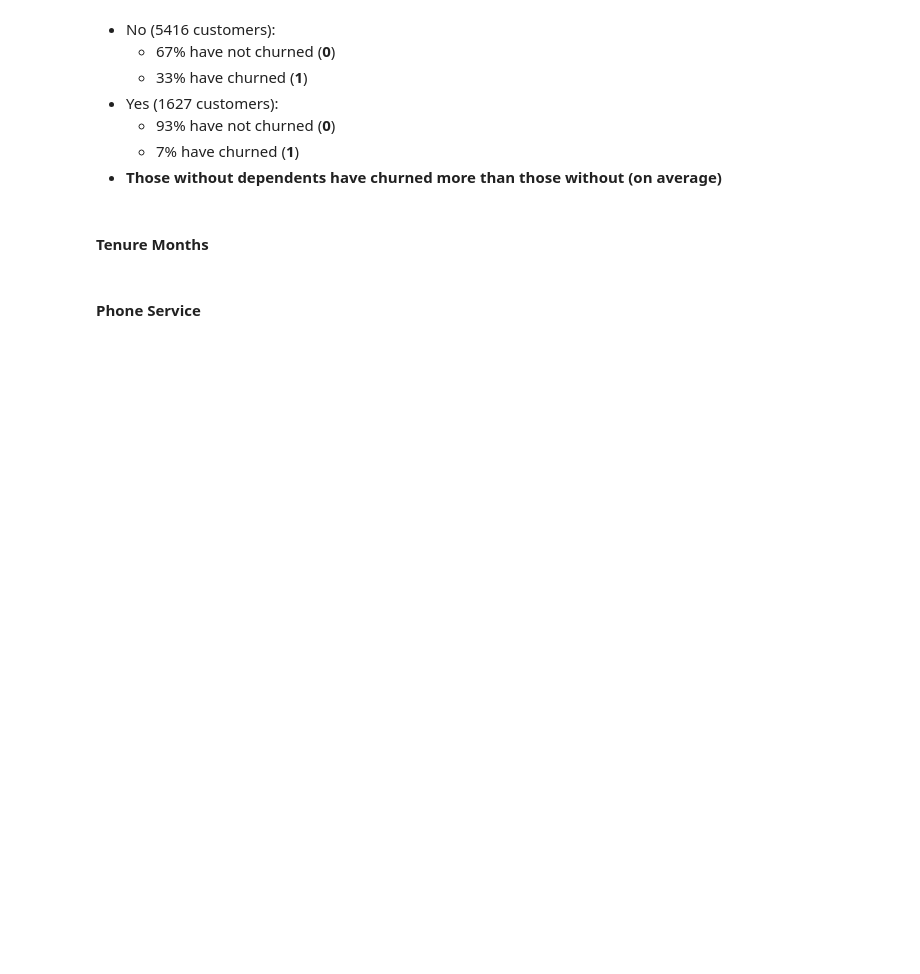
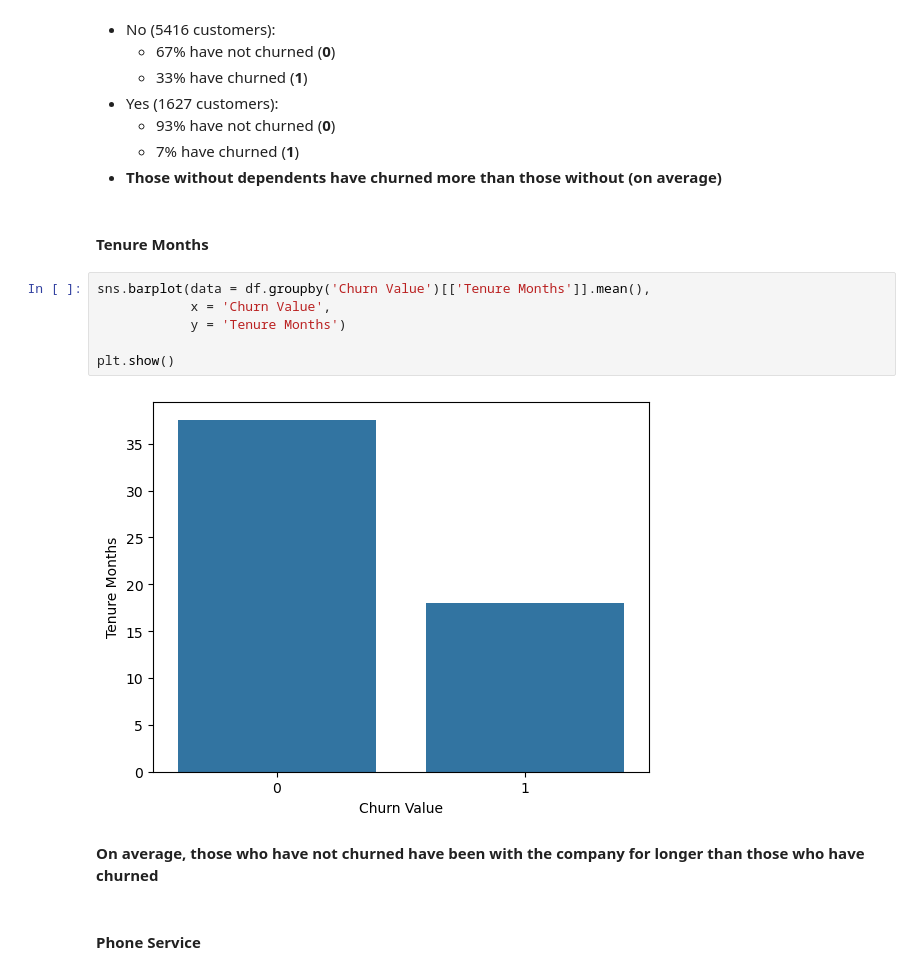
Before and after one commit to rahulshaju2981/Swan_Consulting, a Jupyter notebook: Saka/EDA.ipynb, the cells around one changed output. Saved outputs shown, nothing was run; the diff lists cells and outputs as text; blank space fills up the shorter version.

```diff
--- a/Saka/EDA.ipynb
+++ b/Saka/EDA.ipynb
@@ -291,6 +292,16 @@ df.groupby(['Dependents', 'Churn Value'])[['Churn Value']].count()
 * **Those without dependents have churned more than those without (on average)**
 # %% [markdown]
 #### Tenure Months
+# %%
+sns.barplot(data = df.groupby('Churn Value')[['Tenure Months']].mean(),
+            x = 'Churn Value',
+            y = 'Tenure Months')
+
+plt.show()
+# %% [output]
+[figure, added]
+# %% [markdown]
+**On average, those who have not churned have been with the company for longer than those who have churned**
 # %% [markdown]
 #### Phone Service
 # %%
```
Also changed, not shown: parts of 2 cells of this notebook.
